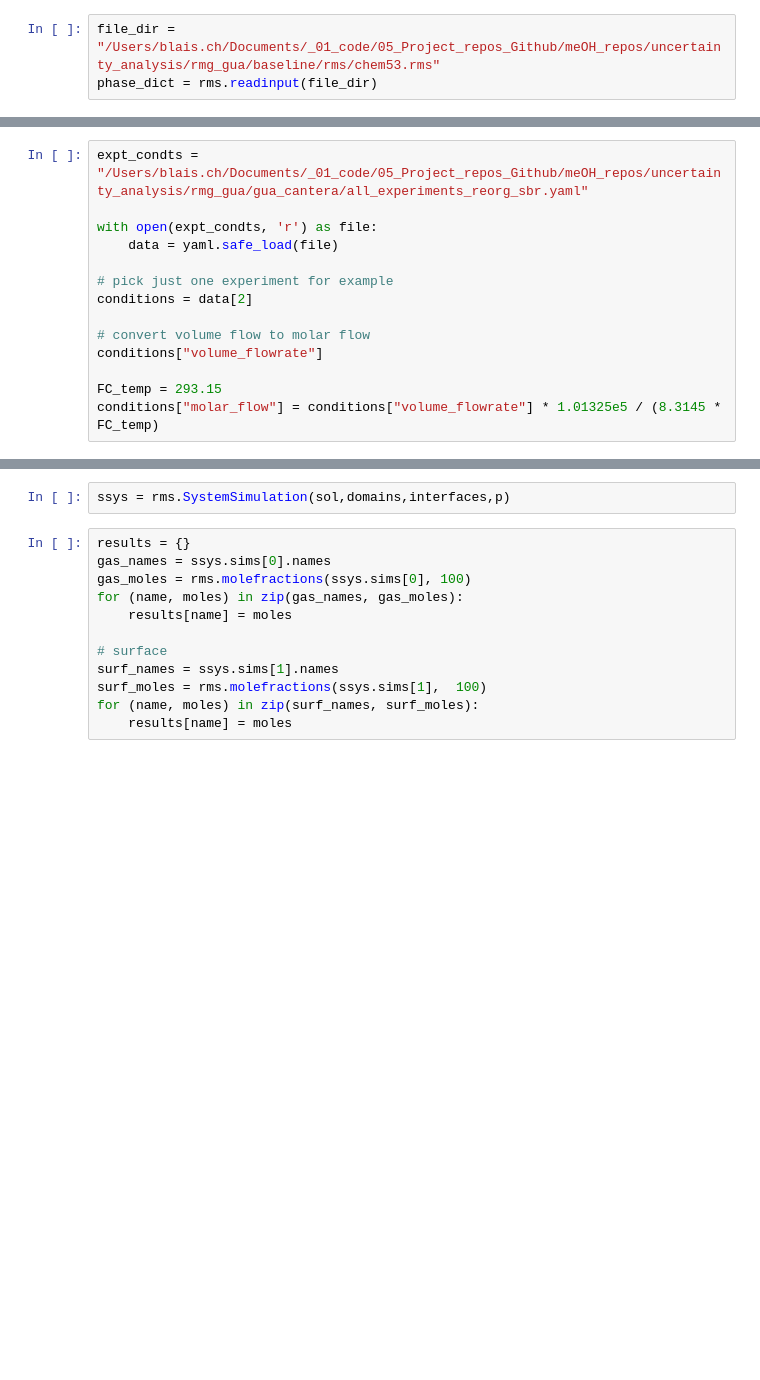
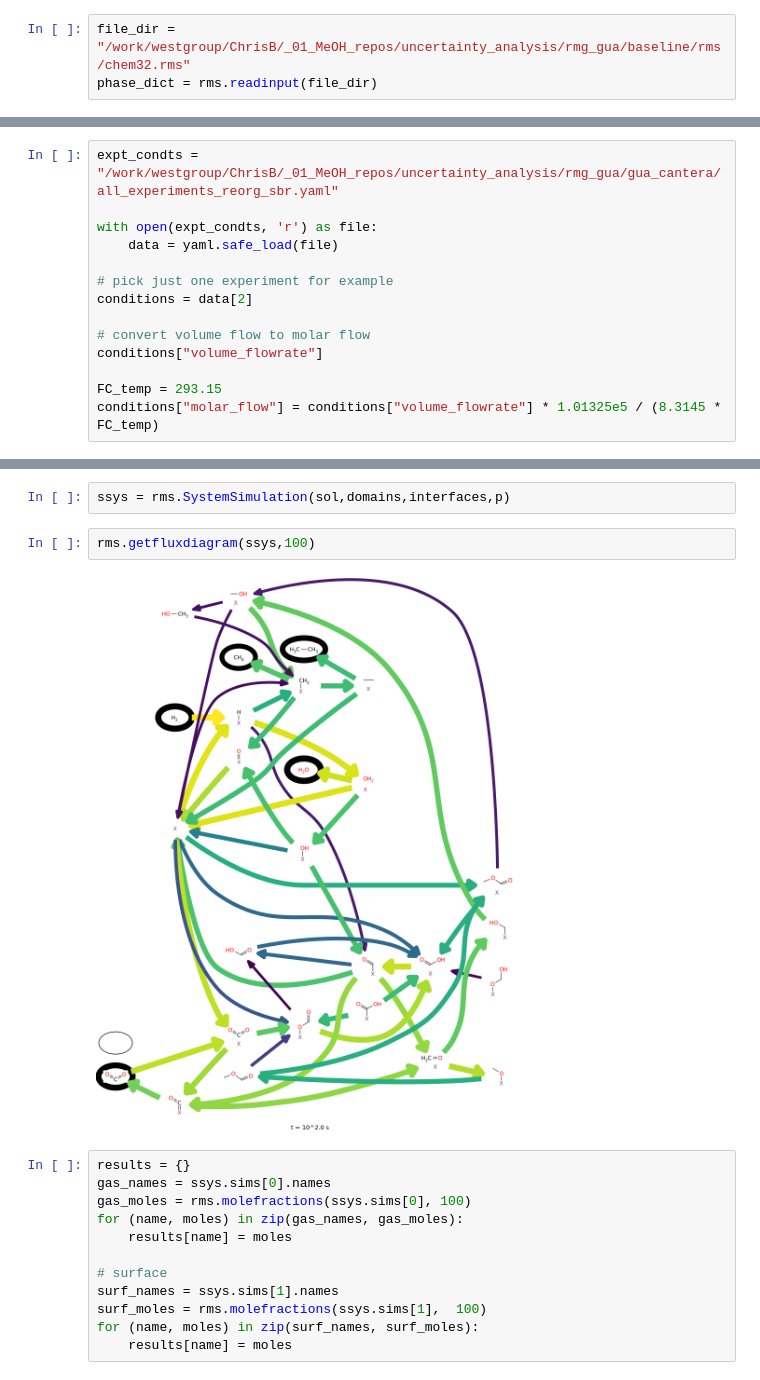
Before and after one commit to ChrisBNEU/uncertainty_analysis, a Jupyter notebook: rmg_gua/gua_rms/pyrms_test_script.ipynb, the cells around one changed output, grey strips where cells are left out. Drawn from its saved outputs; the diff is of its cells as text; blank space fills up the shorter version.

```diff
--- a/rmg_gua/gua_rms/pyrms_test_script.ipynb
+++ b/rmg_gua/gua_rms/pyrms_test_script.ipynb
@@ -21,7 +21,7 @@ import os
 import copy
 %matplotlib inline
 # %%
-file_dir = "/Users/blais.ch/Documents/_01_code/05_Project_repos_Github/meOH_repos/uncertainty_analysis/rmg_gua/baseline/rms/chem53.rms"
+file_dir = "/work/westgroup/ChrisB/_01_MeOH_repos/uncertainty_analysis/rmg_gua/baseline/rms/chem32.rms"
 phase_dict = rms.readinput(file_dir)
 # %%
 base_path = "/".join(file_dir.split("/")[:-2])
@@ -31,7 +31,7 @@ cmkn_surf_path = os.path.join(base_path, "chem_annotated-surface.inp")
 cmkn_dict_path = os.path.join(base_path, "species_dictionary.txt")
 # file_dir.replace(file_dir.split("/")[-1], "/chemkin")
 # %%
-expt_condts = "/Users/blais.ch/Documents/_01_code/05_Project_repos_Github/meOH_repos/uncertainty_analysis/rmg_gua/gua_cantera/all_experiments_reorg_sbr.yaml"
+expt_condts = "/work/westgroup/ChrisB/_01_MeOH_repos/uncertainty_analysis/rmg_gua/gua_cantera/all_experiments_reorg_sbr.yaml"
 
 with open(expt_condts, 'r') as file:
     data = yaml.safe_load(file)
@@ -116,5 +116,9 @@ elapsed time for sim:  0.25319600105285645
 # %%
 ssys = rms.SystemSimulation(sol,domains,interfaces,p)
+# %%
+rms.getfluxdiagram(ssys,100)
+# %% [output]
+[figure, added]
 # %%
 results = {}
 gas_names = ssys.sims[0].names
```
Also changed, not shown: parts of 33 cells of this notebook, 6 other files.
